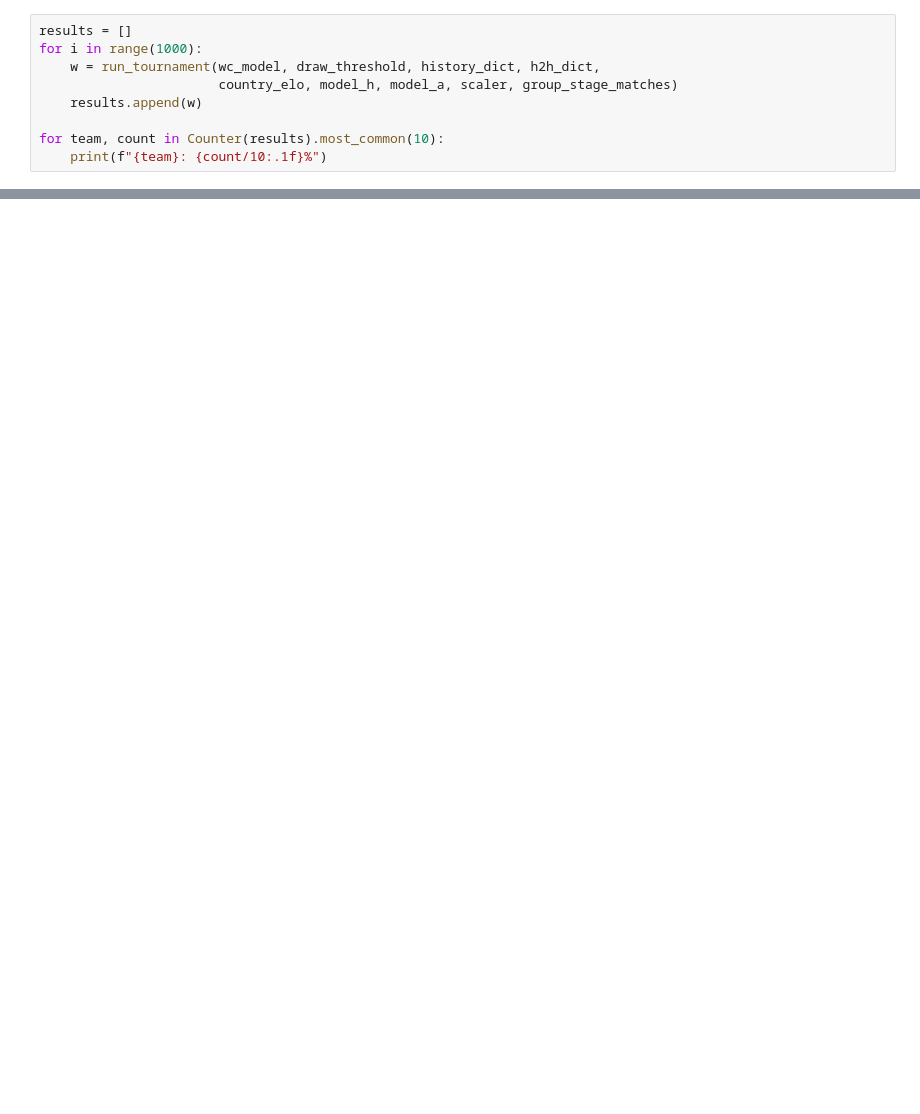
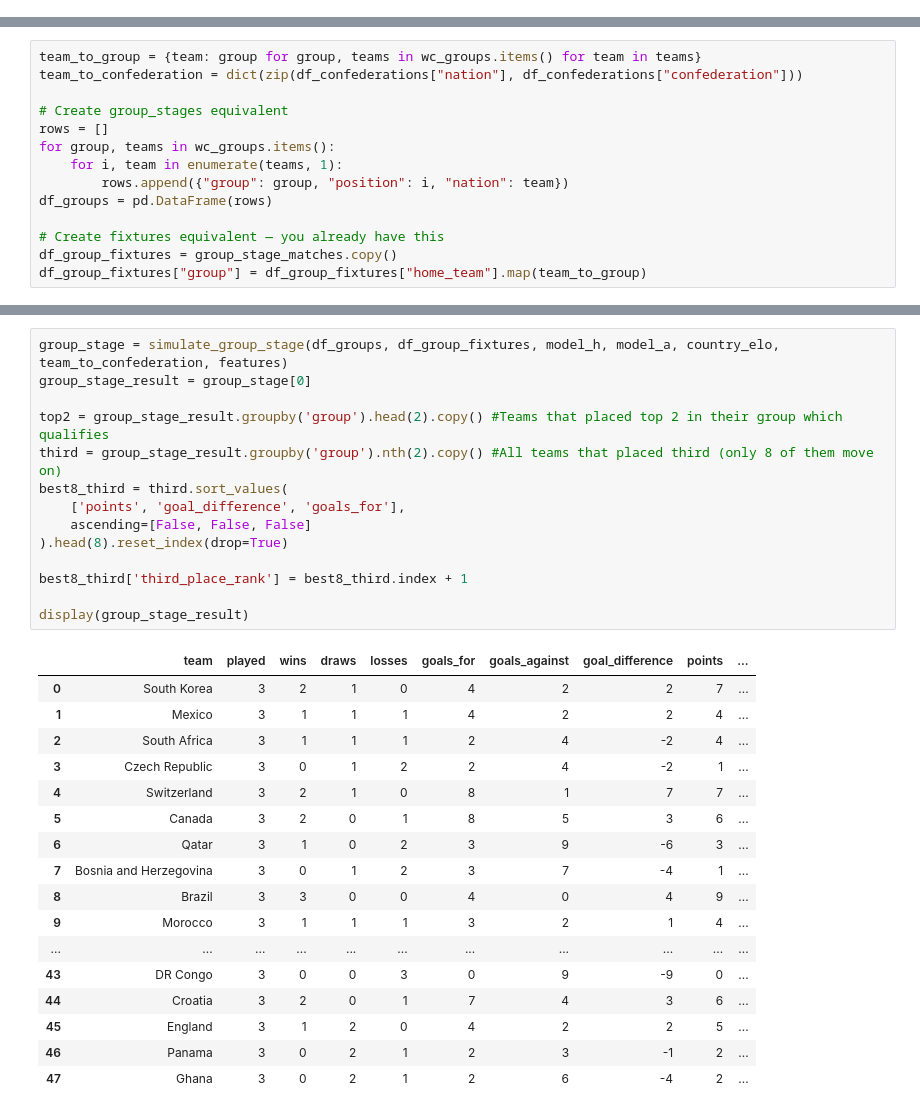
Before and after one commit to arms-and-hands155/WC2026-Predictor, a Jupyter notebook: notebooks/03_simulation.ipynb, the cells around one changed output, grey strips where cells are left out. Saved outputs shown, nothing was run; the diff lists cells and outputs as text; blank space fills up the shorter version.

```diff
--- a/notebooks/03_simulation.ipynb
+++ b/notebooks/03_simulation.ipynb
@@ -397,9 +0,0 @@ Spain 2 - 0 Netherlands → Spain
-# %%
-results = []
-for i in range(1000):
-    w = run_tournament(wc_model, draw_threshold, history_dict, h2h_dict,
-                       country_elo, model_h, model_a, scaler, group_stage_matches)
-    results.append(w)
-
-for team, count in Counter(results).most_common(10):
-    print(f"{team}: {count/10:.1f}%")
@@ -407,0 +51,14 @@ KeyboardInterrupt:
+# %%
+team_to_group = {team: group for group, teams in wc_groups.items() for team in teams}
+team_to_confederation = dict(zip(df_confederations["nation"], df_confederations["confederation"]))
+
+# Create group_stages equivalent
+rows = []
+for group, teams in wc_groups.items():
+    for i, team in enumerate(teams, 1):
+        rows.append({"group": group, "position": i, "nation": team})
+df_groups = pd.DataFrame(rows)
+
+# Create fixtures equivalent — you already have this
+df_group_fixtures = group_stage_matches.copy()
+df_group_fixtures["group"] = df_group_fixtures["home_team"].map(team_to_group)
@@ -407,0 +132,32 @@ KeyboardInterrupt:
+# %%
+group_stage = simulate_group_stage(df_groups, df_group_fixtures, model_h, model_a, country_elo, team_to_confederation, features)
+group_stage_result = group_stage[0]
+
+top2 = group_stage_result.groupby('group').head(2).copy() #Teams that placed top 2 in their group which qualifies
+third = group_stage_result.groupby('group').nth(2).copy() #All teams that placed third (only 8 of them move on)
+best8_third = third.sort_values(
+    ['points', 'goal_difference', 'goals_for'],
+    ascending=[False, False, False]
+).head(8).reset_index(drop=True)
+
+best8_third['third_place_rank'] = best8_third.index + 1
+
+display(group_stage_result)
+# %% [output]
+|  | team | played | wins | draws | losses | goals_for | goals_against | goal_difference | points | ... |
+| 0 | South Korea | 3 | 2 | 1 | 0 | 4 | 2 | 2 | 7 | ... |
+| 1 | Mexico | 3 | 1 | 1 | 1 | 4 | 2 | 2 | 4 | ... |
+| 2 | South Africa | 3 | 1 | 1 | 1 | 2 | 4 | -2 | 4 | ... |
+| 3 | Czech Republic | 3 | 0 | 1 | 2 | 2 | 4 | -2 | 1 | ... |
+| 4 | Switzerland | 3 | 2 | 1 | 0 | 8 | 1 | 7 | 7 | ... |
+| 5 | Canada | 3 | 2 | 0 | 1 | 8 | 5 | 3 | 6 | ... |
+| 6 | Qatar | 3 | 1 | 0 | 2 | 3 | 9 | -6 | 3 | ... |
+| 7 | Bosnia and Herzegovina | 3 | 0 | 1 | 2 | 3 | 7 | -4 | 1 | ... |
+| 8 | Brazil | 3 | 3 | 0 | 0 | 4 | 0 | 4 | 9 | ... |
+| 9 | Morocco | 3 | 1 | 1 | 1 | 3 | 2 | 1 | 4 | ... |
+| ... | ... | ... | ... | ... | ... | ... | ... | ... | ... | ... |
+| 43 | DR Congo | 3 | 0 | 0 | 3 | 0 | 9 | -9 | 0 | ... |
+| 44 | Croatia | 3 | 2 | 0 | 1 | 7 | 4 | 3 | 6 | ... |
+| 45 | England | 3 | 1 | 2 | 0 | 4 | 2 | 2 | 5 | ... |
+| 46 | Panama | 3 | 0 | 2 | 1 | 2 | 3 | -1 | 2 | ... |
+| 47 | Ghana | 3 | 0 | 2 | 1 | 2 | 6 | -4 | 2 | ... |
```
Also changed, not shown: parts of 25 cells of this notebook, 6 other files.
